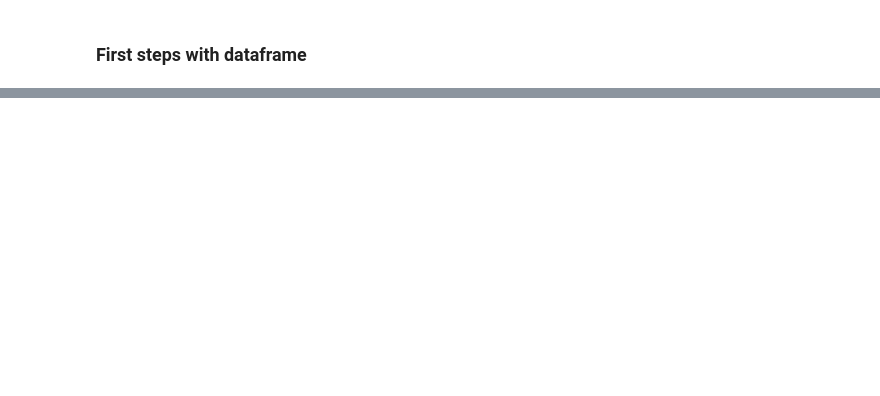
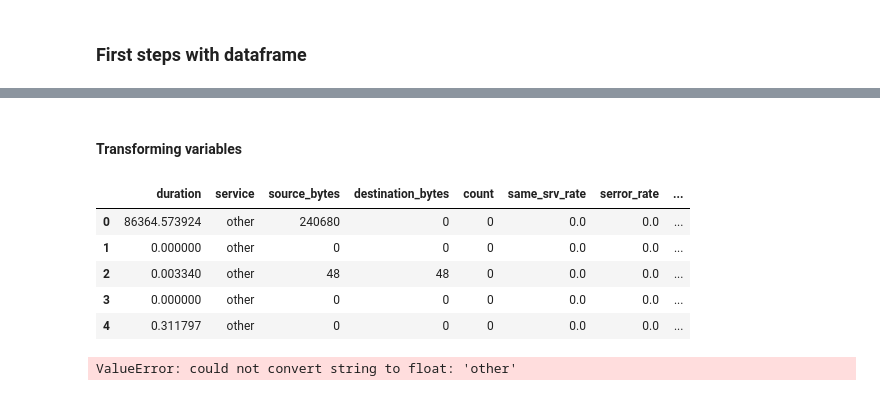
Before and after one commit to Backup8Bits/mlops-model, a Jupyter notebook: notebooks/eda_network.ipynb, the cells around one changed output, grey strips where cells are left out. Drawn from its saved outputs; the diff is of its cells as text; code cells hidden in the pictures; blank space fills up the shorter version.

```diff
--- a/notebooks/eda_network.ipynb
+++ b/notebooks/eda_network.ipynb
@@ -100,0 +154,14 @@ ValueError: Length mismatch: Expected axis has 24 elements, new values have 25 e
+# %%
+def transform_ipv6_to_ipv4(ip:str)->str:
+    ipv6 = ipaddress.IPv6Address(ip)
+    prefix = "fda2:"
+
+    if not ipv6.exploded.startswith(prefix):
+        return "Failed"
+
+    ipv6_suffix = ipv6.exploded[len(prefix):].replace(":", "")
+
+    ipv4_hex = bytes.fromhex(ipv6_suffix)
+    ipv4 = ipaddress.IPv4Address(ipv4_hex)
+
+    return str(ipv4)
@@ -100,0 +191,46 @@ ValueError: Length mismatch: Expected axis has 24 elements, new values have 25 e
+# %% [markdown]
+#### Transforming variables
+# %%
+df_transform = df.copy()
+
+# transform source_ip_address and destination_ip_address
+df_transform["source_ip_address"] = df_transform["source_ip_address"].apply(transform_ipv6_to_ipv4)
+df_transform["destination_ip_address"] = df_transform["destination_ip_address"].apply(transform_ipv6_to_ipv4)
+
+# transform service
+df_transform["service_split"] = df_transform["service"].str.split(" ")
+df_transform = df_transform.explode("service_split")
+freq_service = df_transform["service_split"].value_counts().to_dict()
+df_transform["freq_service"] = df_transform["service_split"].map(freq_service)
+
+# transform flag
+freq_flag = df_transform["flag"].value_counts().to_dict()
+df_transform["freq_flag"] = df_transform["flag"].map(freq_flag)
+
+# transform ashula_detection
+df_transform["ashula_split"] = df_transform["ashula_detection"].str.split(",")
+df_transform = df_transform.explode("ashula_split")
+df_transform["ashula_code"] = df_transform["ashula_split"].str.extract('(\d+)')
+freq_ashula = df_transform["ashula_code"].value_counts().to_dict()
+df_transform["freq_ashula"] = df_transform["ashula_code"].map(freq_ashula)
+
+# transform label
+df_transform["label"] = df_transform["label"].replace({-1: 1, -2: 1, 1:0})
+
+# transform protocol
+freq_protocol = df_transform["protocol"].value_counts().to_dict()
+df_transform["freq_protocol"] = df_transform["protocol"].map(freq_protocol)
+
+# Show Results
+with pd.option_context(
+    'display.max_colwidth', None,
+    'display.max_columns', None,
+    'display.max_rows', None):
+    display(df_transform.head())
+# %% [output]
+|  | duration | service | source_bytes | destination_bytes | count | same_srv_rate | serror_rate | ... |
+| 0 | 86364.573924 | other | 240680 | 0 | 0 | 0.0 | 0.0 | ... |
+| 1 | 0.000000 | other | 0 | 0 | 0 | 0.0 | 0.0 | ... |
+| 2 | 0.003340 | other | 48 | 48 | 0 | 0.0 | 0.0 | ... |
+| 3 | 0.000000 | other | 0 | 0 | 0 | 0.0 | 0.0 | ... |
+| 4 | 0.311797 | other | 0 | 0 | 0 | 0.0 | 0.0 | ... |
@@ -107,0 +245,4 @@ clf_setup = setup(df, session_id=42)
+# %%
+df.corr()
+# %% [output]
+ValueError: could not convert string to float: 'other'
```
Also changed, not shown: parts of 13 cells of this notebook, 1 other file.
